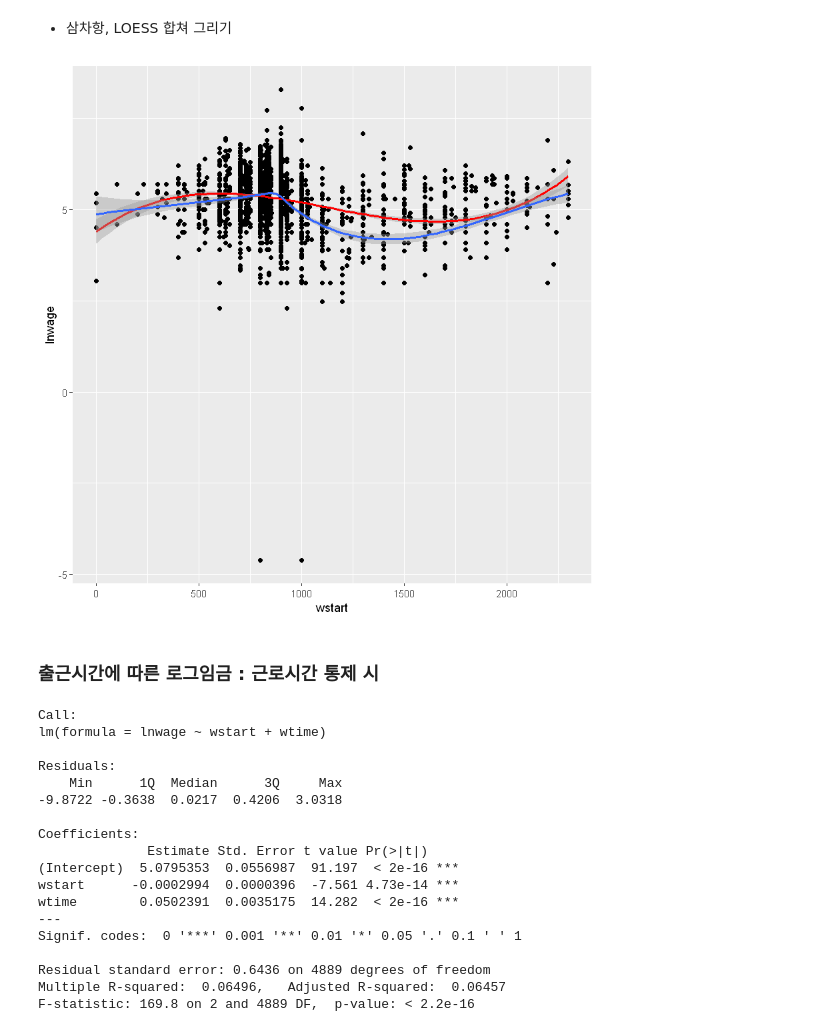
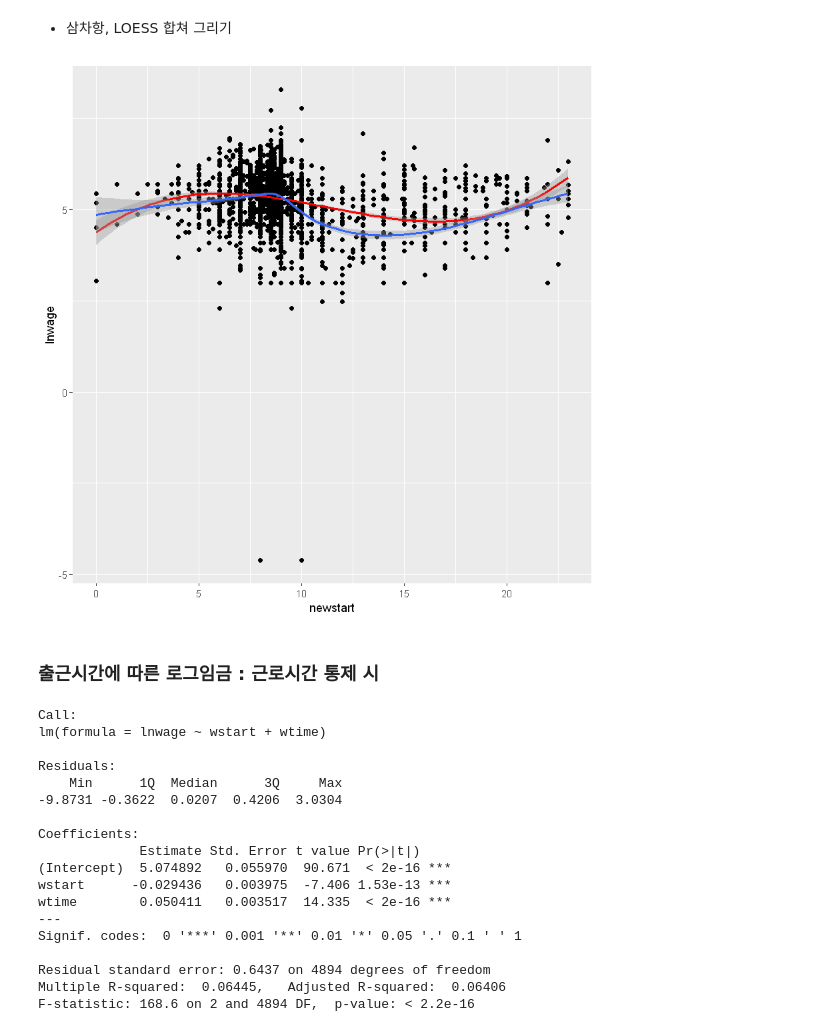
Before and after one commit to euneestella/khu_sda_project, a Jupyter notebook: data_analysis.ipynb, the cells around one changed output. Cells and saved outputs as stored; diff of their text form; code cells hidden in the pictures.

```diff
--- a/data_analysis.ipynb
+++ b/data_analysis.ipynb
@@ -262,30 +356,29 @@ ggplot(nrdt_attach, aes(wstart, lnwage))+ geom_point() + geom_smooth(method = "l
 # %% [markdown]
 * 삼차항, LOESS 합쳐 그리기
 # %%
-ggplot(nrdt_attach, aes(wstart, lnwage))+ geom_point() +geom_smooth(method = "lm", formula = y ~ poly(x,3), color = "red")+ geom_smooth(method = "loess")
+ggplot(nrdt_attach, aes(newstart, lnwage))+ geom_point() +geom_smooth(method = "lm", formula = y ~ poly(x,3), color = "red")+ geom_smooth(method = "loess")
 # %% [output]
-[figure, old version]
+[figure, new version]
 # %% [markdown]
 ### 출근시간에 따른 로그임금 : 근로시간 통제 시
 # %%
-fit7 <- lm(lnwage ~ wstart + wtime)
-summary(fit7)
+summary(lm(lnwage ~ wstart + wtime))
 # %% [output]
 Call:
 lm(formula = lnwage ~ wstart + wtime)
 
 Residuals:
     Min      1Q  Median      3Q     Max
--9.8722 -0.3638  0.0217  0.4206  3.0318
+-9.8731 -0.3622  0.0207  0.4206  3.0304
 
 Coefficients:
-              Estimate Std. Error t value Pr(>|t|)
-(Intercept)  5.0795353  0.0556987  91.197  < 2e-16 ***
-wstart      -0.0002994  0.0000396  -7.561 4.73e-14 ***
-wtime        0.0502391  0.0035175  14.282  < 2e-16 ***
+             Estimate Std. Error t value Pr(>|t|)
+(Intercept)  5.074892   0.055970  90.671  < 2e-16 ***
+wstart      -0.029436   0.003975  -7.406 1.53e-13 ***
+wtime        0.050411   0.003517  14.335  < 2e-16 ***
 ---
 Signif. codes:  0 '***' 0.001 '**' 0.01 '*' 0.05 '.' 0.1 ' ' 1
 
-Residual standard error: 0.6436 on 4889 degrees of freedom
-Multiple R-squared:  0.06496,   Adjusted R-squared:  0.06457
-F-statistic: 169.8 on 2 and 4889 DF,  p-value: < 2.2e-16
+Residual standard error: 0.6437 on 4894 degrees of freedom
+Multiple R-squared:  0.06445,   Adjusted R-squared:  0.06406
+F-statistic: 168.6 on 2 and 4894 DF,  p-value: < 2.2e-16
```
Also changed, not shown: parts of 24 cells of this notebook.
